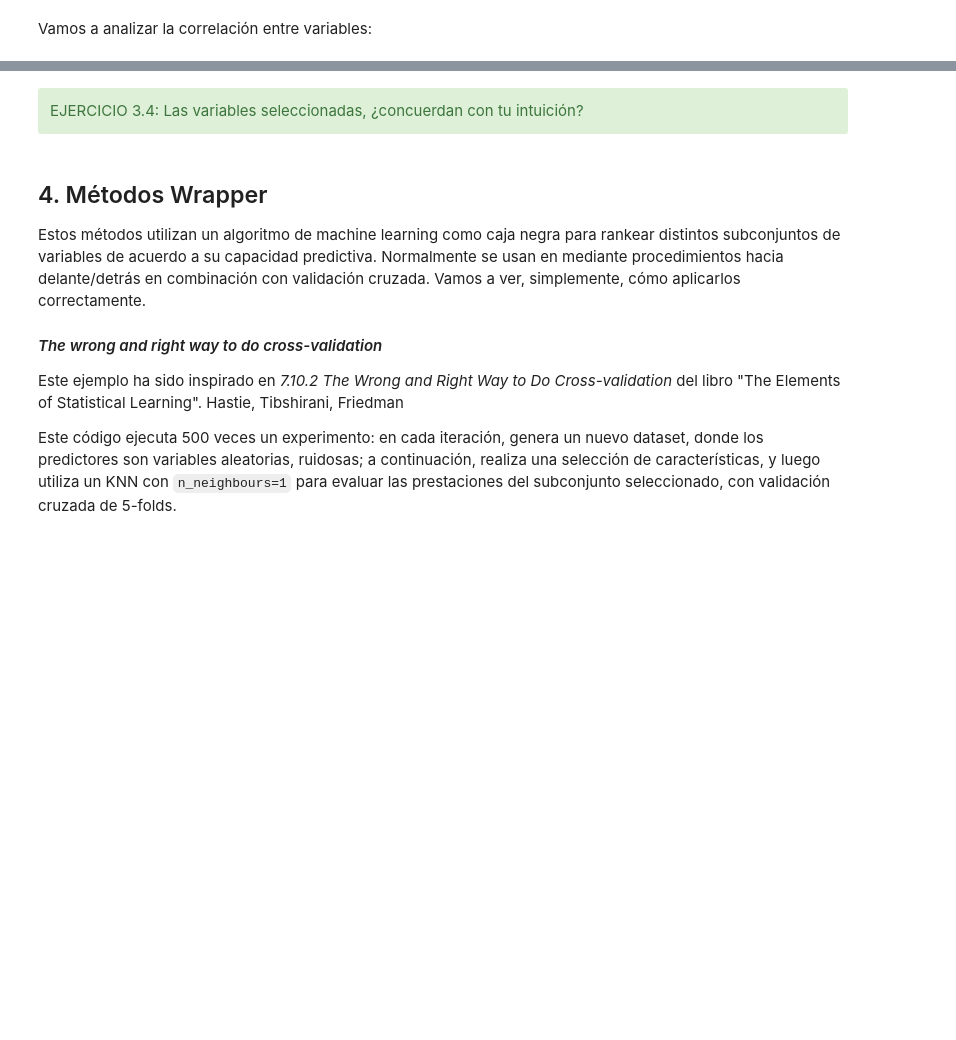
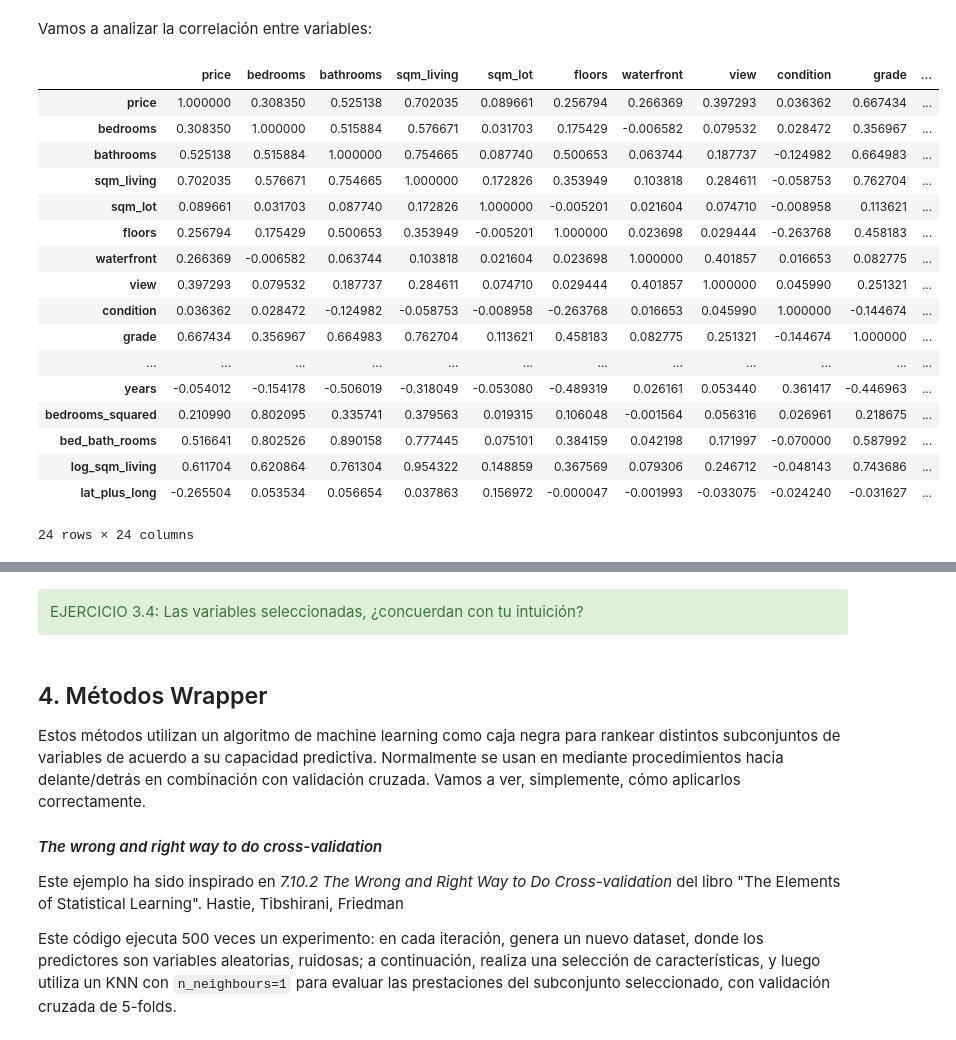
Before and after one commit to KeepCoding-IA-4/machine-learning, a Jupyter notebook: notebooks/3 Selección de características.ipynb, the cells around one changed output, grey strips where cells are left out. Saved outputs shown, nothing was run; the diff lists cells and outputs as text; code cells hidden in the pictures; blank space fills up the shorter version.

```diff
--- a/notebooks/3 Selección de características.ipynb
+++ b/notebooks/3 Selección de características.ipynb
@@ -300,5 +329,26 @@ house_data.head().T
 # %% [markdown]
 Vamos a analizar la correlación entre variables:
+# %%
+house_data.corr()
+# %% [output]
+|  | price | bedrooms | bathrooms | sqm_living | sqm_lot | floors | waterfront | view | condition | grade | ... |
+| price | 1.000000 | 0.308350 | 0.525138 | 0.702035 | 0.089661 | 0.256794 | 0.266369 | 0.397293 | 0.036362 | 0.667434 | ... |
+| bedrooms | 0.308350 | 1.000000 | 0.515884 | 0.576671 | 0.031703 | 0.175429 | -0.006582 | 0.079532 | 0.028472 | 0.356967 | ... |
+| bathrooms | 0.525138 | 0.515884 | 1.000000 | 0.754665 | 0.087740 | 0.500653 | 0.063744 | 0.187737 | -0.124982 | 0.664983 | ... |
+| sqm_living | 0.702035 | 0.576671 | 0.754665 | 1.000000 | 0.172826 | 0.353949 | 0.103818 | 0.284611 | -0.058753 | 0.762704 | ... |
+| sqm_lot | 0.089661 | 0.031703 | 0.087740 | 0.172826 | 1.000000 | -0.005201 | 0.021604 | 0.074710 | -0.008958 | 0.113621 | ... |
+| floors | 0.256794 | 0.175429 | 0.500653 | 0.353949 | -0.005201 | 1.000000 | 0.023698 | 0.029444 | -0.263768 | 0.458183 | ... |
+| waterfront | 0.266369 | -0.006582 | 0.063744 | 0.103818 | 0.021604 | 0.023698 | 1.000000 | 0.401857 | 0.016653 | 0.082775 | ... |
+| view | 0.397293 | 0.079532 | 0.187737 | 0.284611 | 0.074710 | 0.029444 | 0.401857 | 1.000000 | 0.045990 | 0.251321 | ... |
+| condition | 0.036362 | 0.028472 | -0.124982 | -0.058753 | -0.008958 | -0.263768 | 0.016653 | 0.045990 | 1.000000 | -0.144674 | ... |
+| grade | 0.667434 | 0.356967 | 0.664983 | 0.762704 | 0.113621 | 0.458183 | 0.082775 | 0.251321 | -0.144674 | 1.000000 | ... |
+| ... | ... | ... | ... | ... | ... | ... | ... | ... | ... | ... | ... |
+| years | -0.054012 | -0.154178 | -0.506019 | -0.318049 | -0.053080 | -0.489319 | 0.026161 | 0.053440 | 0.361417 | -0.446963 | ... |
+| bedrooms_squared | 0.210990 | 0.802095 | 0.335741 | 0.379563 | 0.019315 | 0.106048 | -0.001564 | 0.056316 | 0.026961 | 0.218675 | ... |
+| bed_bath_rooms | 0.516641 | 0.802526 | 0.890158 | 0.777445 | 0.075101 | 0.384159 | 0.042198 | 0.171997 | -0.070000 | 0.587992 | ... |
+| log_sqm_living | 0.611704 | 0.620864 | 0.761304 | 0.954322 | 0.148859 | 0.367569 | 0.079306 | 0.246712 | -0.048143 | 0.743686 | ... |
+| lat_plus_long | -0.265504 | 0.053534 | 0.056654 | 0.037863 | 0.156972 | -0.000047 | -0.001993 | -0.033075 | -0.024240 | -0.031627 | ... |
+24 rows × 24 columns
 # %%
 import seaborn as sns
 
```
Also changed, not shown: parts of 15 cells of this notebook, 6 other files.
